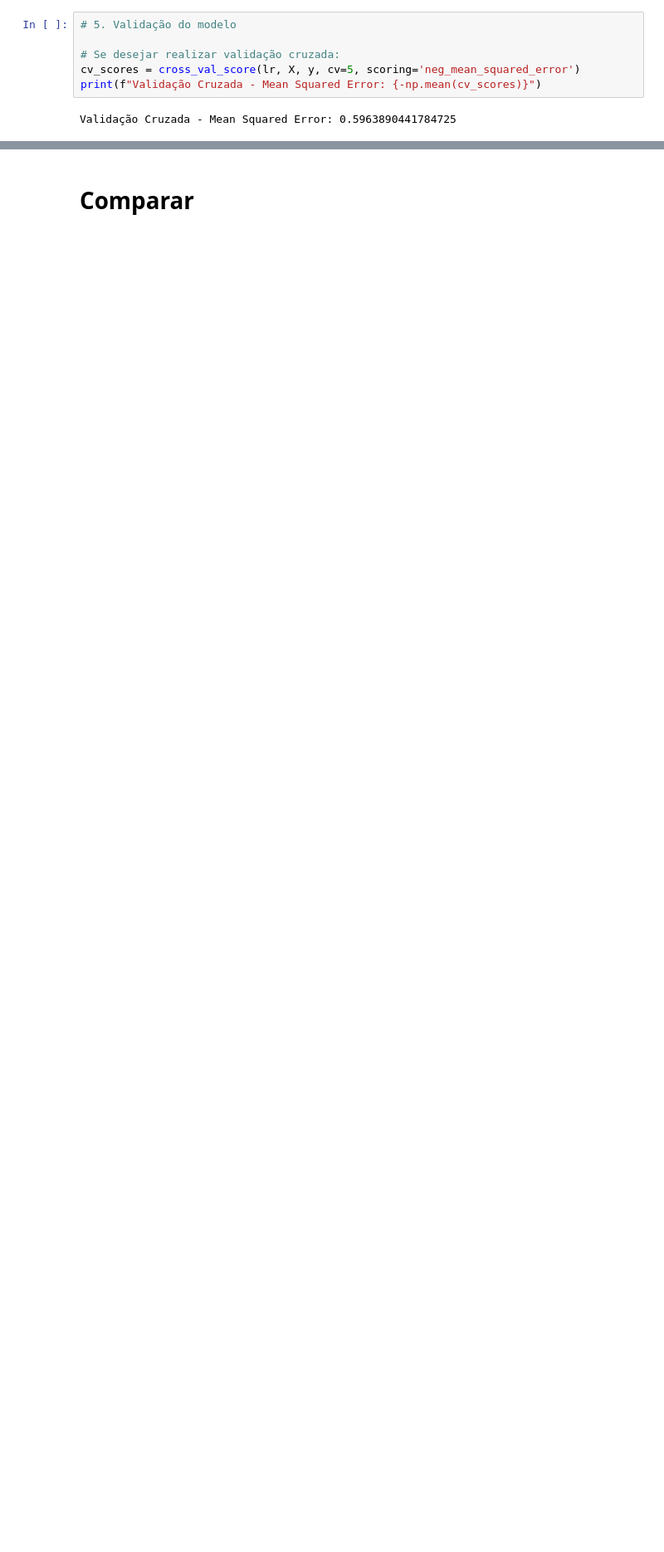
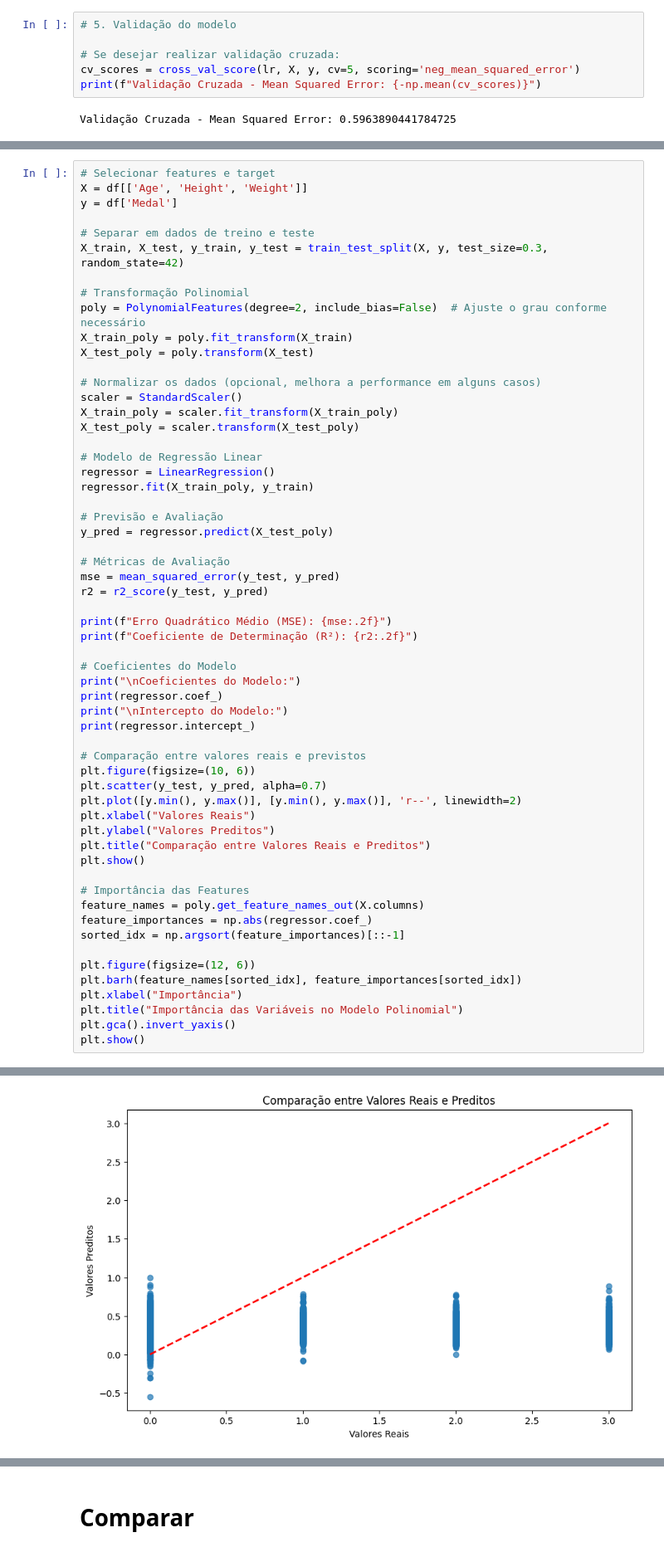
Before and after one commit to GuiRocDuarte/FaculdadeSemestreAtual, a Jupyter notebook: Projeto_Integrador_VI/athlete.ipynb, the cells around one changed output, grey strips where cells are left out. Shown at 83% size. Saved outputs shown, nothing was run; the diff lists cells and outputs as text; blank space fills up the shorter version.

```diff
--- a/Projeto_Integrador_VI/athlete.ipynb
+++ b/Projeto_Integrador_VI/athlete.ipynb
@@ -309,0 +382,59 @@ Weight: coeficiente = 0.0022988284145148484
+# %%
+# Selecionar features e target
+X = df[['Age', 'Height', 'Weight']]
+y = df['Medal']
+
+# Separar em dados de treino e teste
+X_train, X_test, y_train, y_test = train_test_split(X, y, test_size=0.3, random_state=42)
+
+# Transformação Polinomial
+poly = PolynomialFeatures(degree=2, include_bias=False)  # Ajuste o grau conforme necessário
+X_train_poly = poly.fit_transform(X_train)
+X_test_poly = poly.transform(X_test)
+
+# Normalizar os dados (opcional, melhora a performance em alguns casos)
+scaler = StandardScaler()
+X_train_poly = scaler.fit_transform(X_train_poly)
+X_test_poly = scaler.transform(X_test_poly)
+
+# Modelo de Regressão Linear
+regressor = LinearRegression()
+regressor.fit(X_train_poly, y_train)
+
+# Previsão e Avaliação
+y_pred = regressor.predict(X_test_poly)
+
+# Métricas de Avaliação
+mse = mean_squared_error(y_test, y_pred)
+r2 = r2_score(y_test, y_pred)
+
+print(f"Erro Quadrático Médio (MSE): {mse:.2f}")
+print(f"Coeficiente de Determinação (R²): {r2:.2f}")
+
+# Coeficientes do Modelo
+print("\nCoeficientes do Modelo:")
+print(regressor.coef_)
+print("\nIntercepto do Modelo:")
+print(regressor.intercept_)
+
+# Comparação entre valores reais e previstos
+plt.figure(figsize=(10, 6))
+plt.scatter(y_test, y_pred, alpha=0.7)
+plt.plot([y.min(), y.max()], [y.min(), y.max()], 'r--', linewidth=2)
+plt.xlabel("Valores Reais")
+plt.ylabel("Valores Preditos")
+plt.title("Comparação entre Valores Reais e Preditos")
+plt.show()
+
+# Importância das Features
+feature_names = poly.get_feature_names_out(X.columns)
+feature_importances = np.abs(regressor.coef_)
+sorted_idx = np.argsort(feature_importances)[::-1]
+
+plt.figure(figsize=(12, 6))
+plt.barh(feature_names[sorted_idx], feature_importances[sorted_idx])
+plt.xlabel("Importância")
+plt.title("Importância das Variáveis no Modelo Polinomial")
+plt.gca().invert_yaxis()
+plt.show()
+# %% [output]
@@ -309,0 +450 @@ Weight: coeficiente = 0.0022988284145148484
+[figure, added]
```
Also changed, not shown: parts of 10 cells of this notebook, 3 other files.
